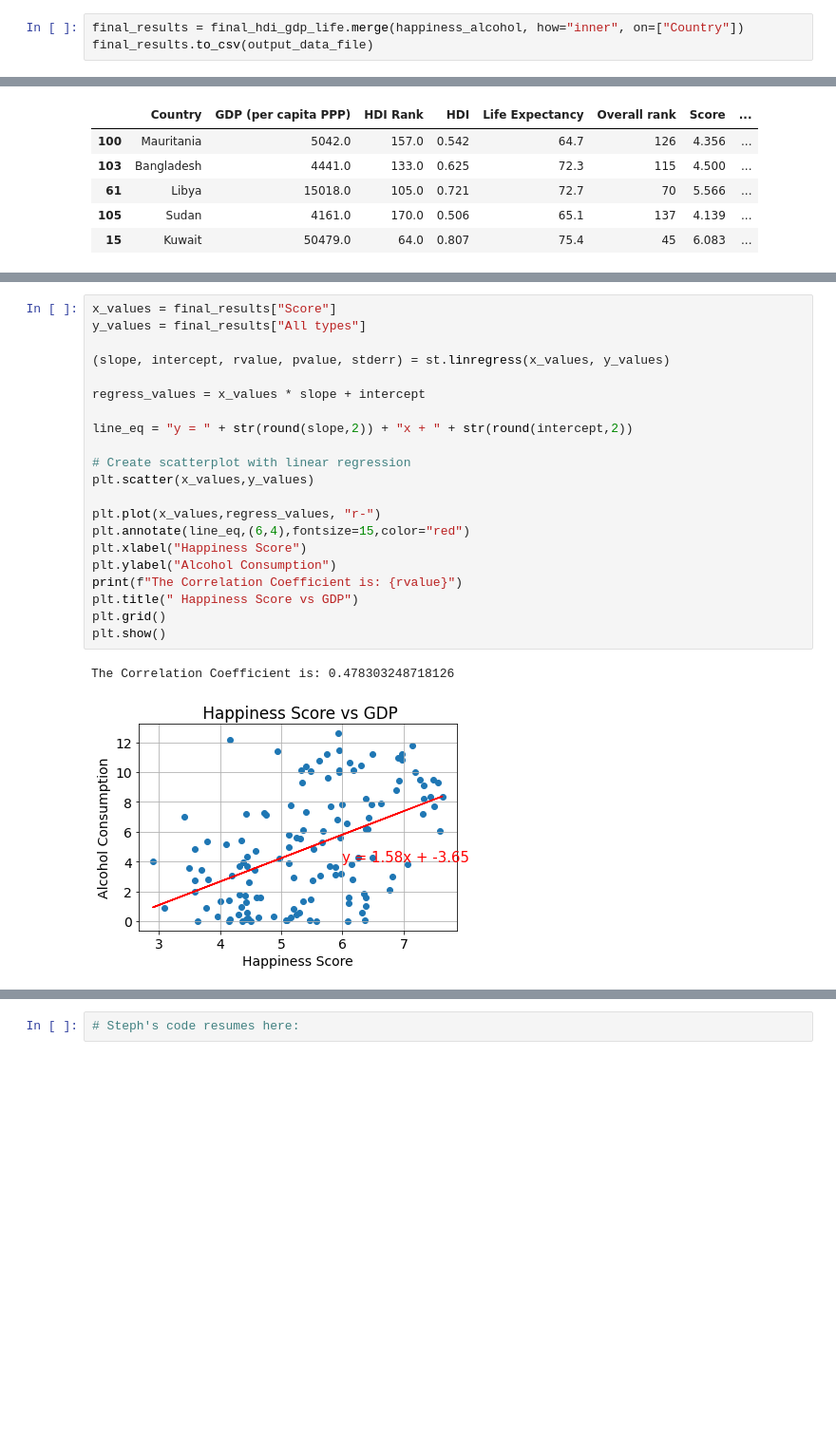
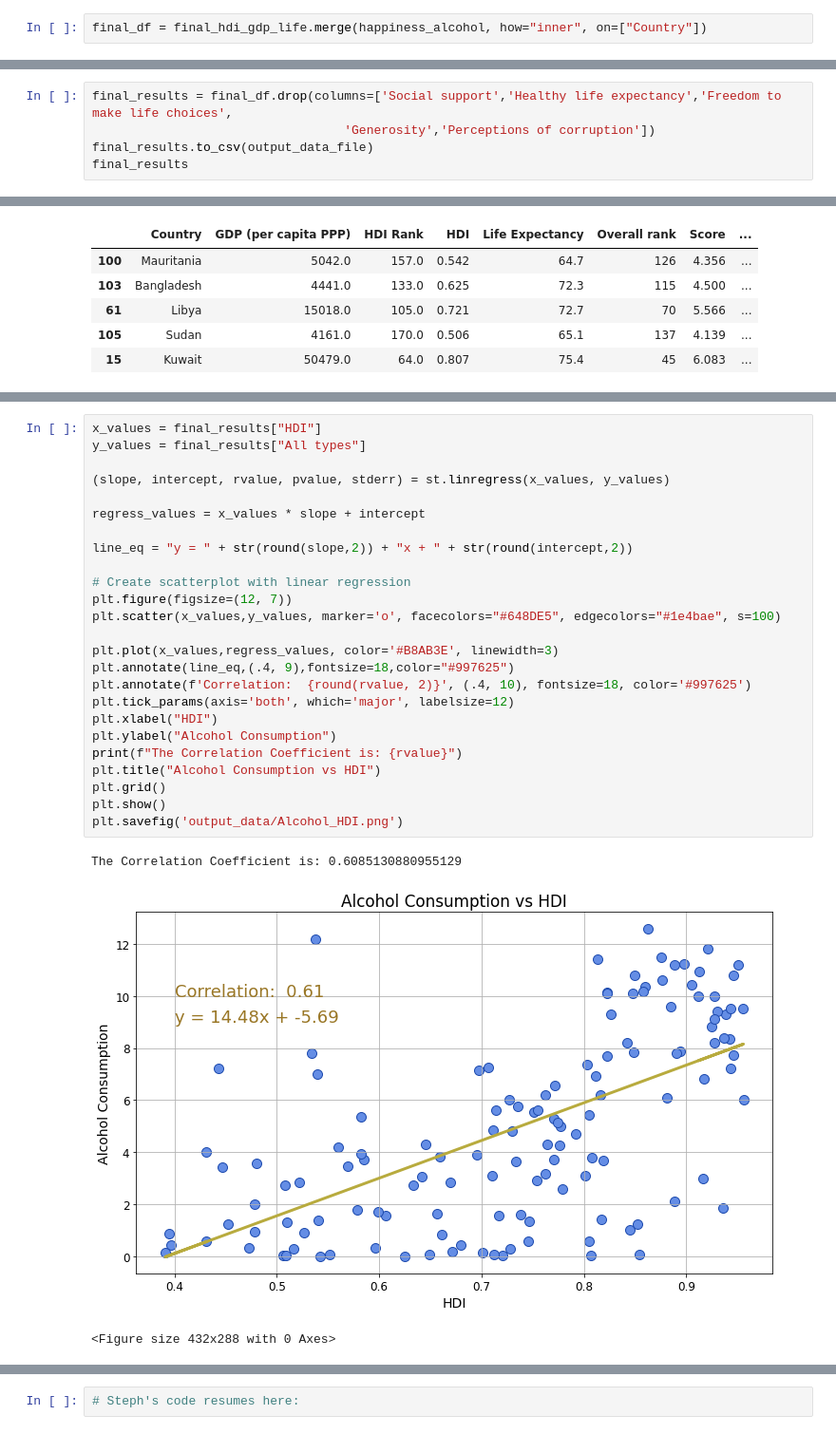
Before and after one commit to Steff-C/Project-1-Happiness-, a Jupyter notebook: Happiness.ipynb, the cells around one changed output, grey strips where cells are left out. Shown at 95% size. Saved outputs shown, nothing was run; the diff lists cells and outputs as text; blank space fills up the shorter version.

```diff
--- a/Happiness.ipynb
+++ b/Happiness.ipynb
@@ -223,5 +224,4 @@ top_happy.head(50)
 | 101 | 119 | Namibia | 4.441 | 0.874 | 1.281 | 0.365 | ... |
 | 112 | 130 | Myanmar | 4.308 | 0.682 | 1.174 | 0.429 | ... |
 # %%
-final_results = final_hdi_gdp_life.merge(happiness_alcohol, how="inner", on=["Country"])
-final_results.to_csv(output_data_file)
+final_df = final_hdi_gdp_life.merge(happiness_alcohol, how="inner", on=["Country"])
@@ -243,0 +228,5 @@ final_results
+# %%
+final_results = final_df.drop(columns=['Social support','Healthy life expectancy','Freedom to make life choices',
+                                  'Generosity','Perceptions of corruption'])
+final_results.to_csv(output_data_file)
+final_results
@@ -653,24 +792,29 @@ The Correlation Coefficient is: 0.7508392672254182
 # %%
-x_values = final_results["Score"]
+x_values = final_results["HDI"]
 y_values = final_results["All types"]
 
 (slope, intercept, rvalue, pvalue, stderr) = st.linregress(x_values, y_values)
 
 regress_values = x_values * slope + intercept
 
 line_eq = "y = " + str(round(slope,2)) + "x + " + str(round(intercept,2))
 
 # Create scatterplot with linear regression
-plt.scatter(x_values,y_values)
+plt.figure(figsize=(12, 7))
+plt.scatter(x_values,y_values, marker='o', facecolors="#648DE5", edgecolors="#1e4bae", s=100)
 
-plt.plot(x_values,regress_values, "r-")
-plt.annotate(line_eq,(6,4),fontsize=15,color="red")
-plt.xlabel("Happiness Score")
+plt.plot(x_values,regress_values, color='#B8AB3E', linewidth=3)
+plt.annotate(line_eq,(.4, 9),fontsize=18,color="#997625")
+plt.annotate(f'Correlation:  {round(rvalue, 2)}', (.4, 10), fontsize=18, color='#997625')
+plt.tick_params(axis='both', which='major', labelsize=12)
+plt.xlabel("HDI")
 plt.ylabel("Alcohol Consumption")
 print(f"The Correlation Coefficient is: {rvalue}")
-plt.title(" Happiness Score vs GDP")
+plt.title("Alcohol Consumption vs HDI")
 plt.grid()
 plt.show()
+plt.savefig('output_data/Alcohol_HDI.png')
 # %% [output]
-The Correlation Coefficient is: 0.478303248718126
+The Correlation Coefficient is: 0.6085130880955129
-[figure, old version]
+[figure, new version]
+<Figure size 432x288 with 0 Axes>
```
Also changed, not shown: parts of 23 cells of this notebook, 18 other files.
